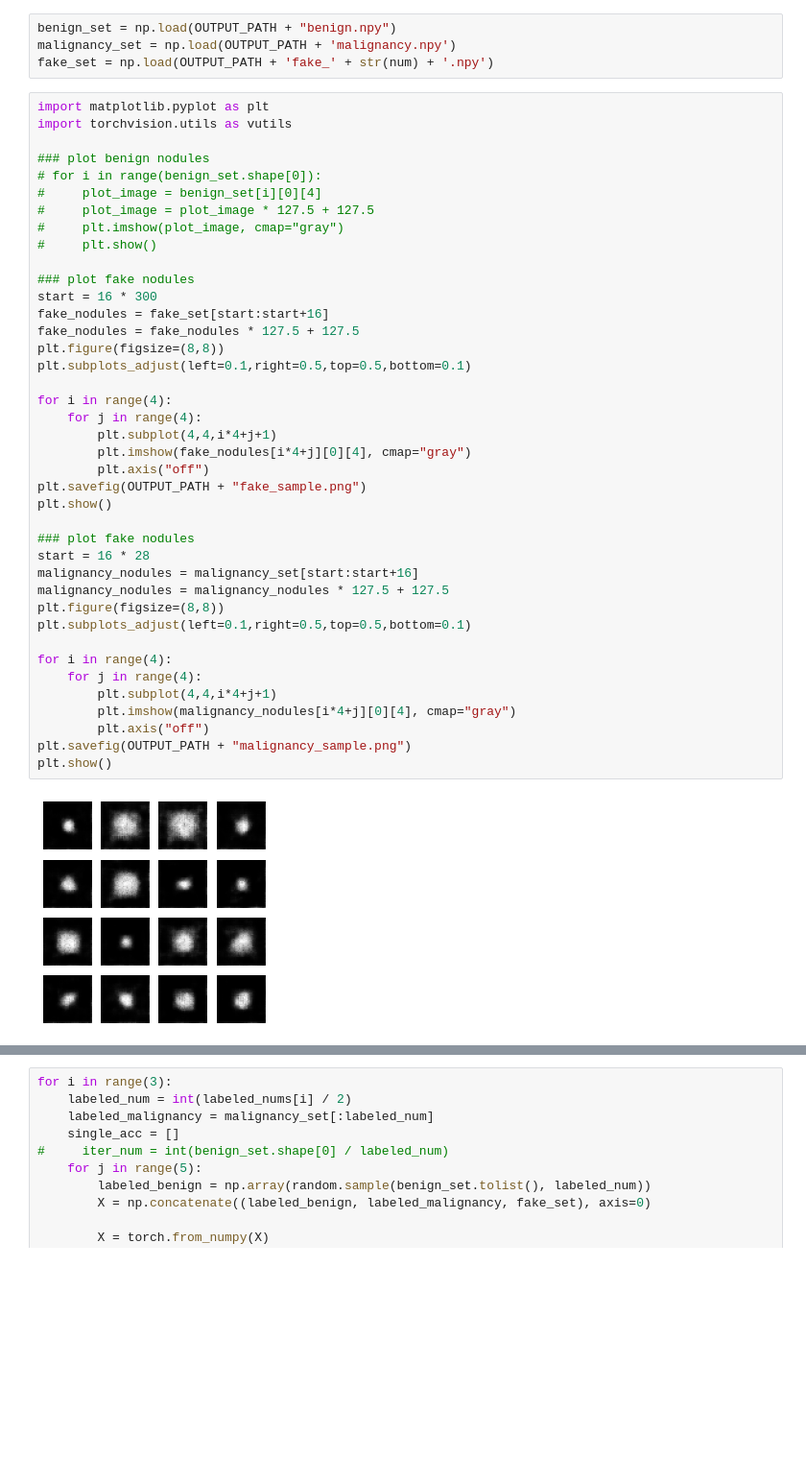
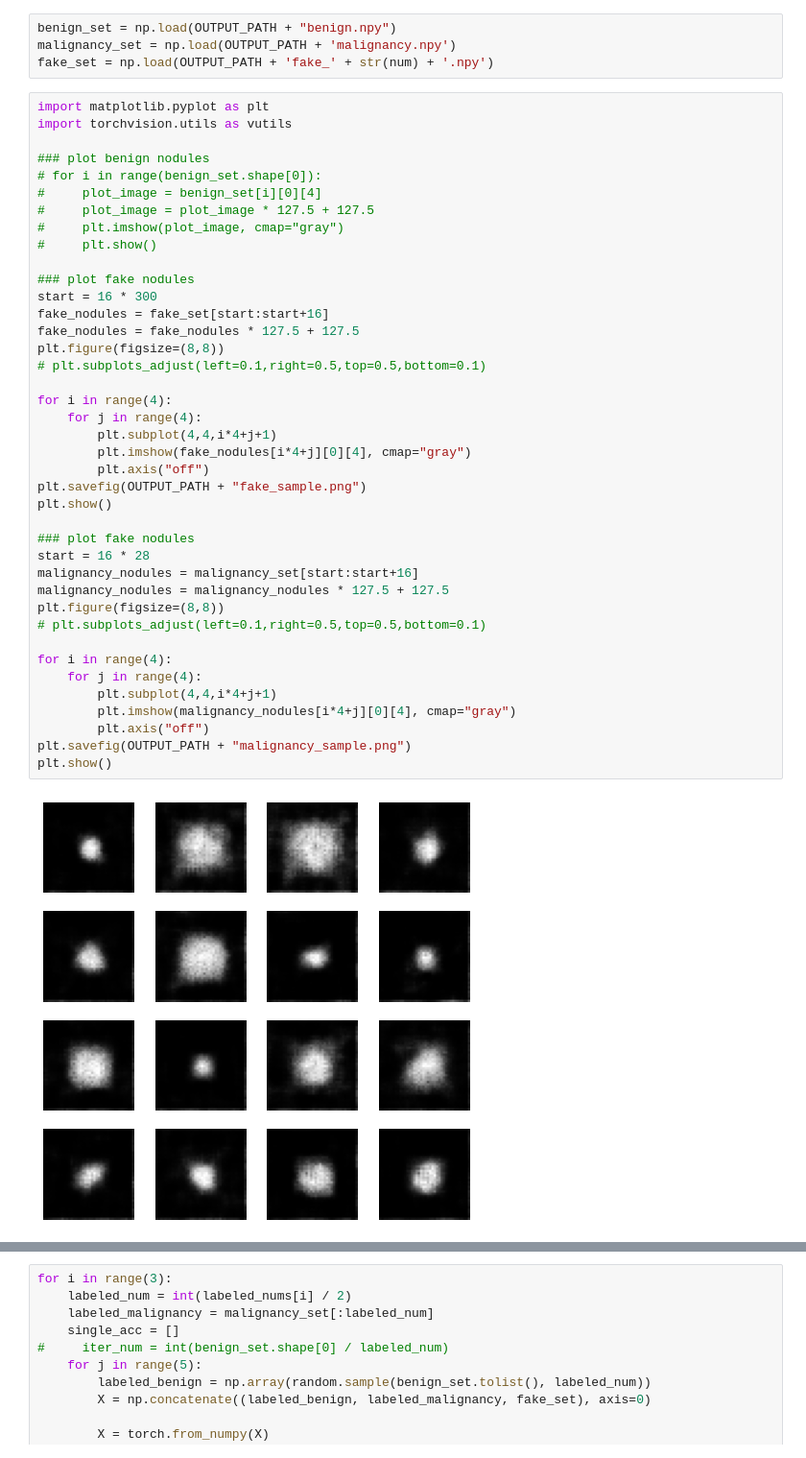
Before and after one commit to HarreyJia/CapsuleGAN, a Jupyter notebook: semi.ipynb, the cells around one changed output, grey strips where cells are left out. Shown at 96% size. Drawn from its saved outputs; the diff is of its cells as text; blank space fills up the shorter version.

Commit message:
fix: update the bug of image size

```diff
--- a/semi.ipynb
+++ b/semi.ipynb
@@ -26,33 +26,33 @@ import torchvision.utils as vutils
 #     plt.show()
 
 ### plot fake nodules
 start = 16 * 300
 fake_nodules = fake_set[start:start+16]
 fake_nodules = fake_nodules * 127.5 + 127.5
 plt.figure(figsize=(8,8))
-plt.subplots_adjust(left=0.1,right=0.5,top=0.5,bottom=0.1)
+# plt.subplots_adjust(left=0.1,right=0.5,top=0.5,bottom=0.1)
 
 for i in range(4):
     for j in range(4):
         plt.subplot(4,4,i*4+j+1)
         plt.imshow(fake_nodules[i*4+j][0][4], cmap="gray")
         plt.axis("off")
 plt.savefig(OUTPUT_PATH + "fake_sample.png")
 plt.show()
 
 ### plot fake nodules
 start = 16 * 28
 malignancy_nodules = malignancy_set[start:start+16]
 malignancy_nodules = malignancy_nodules * 127.5 + 127.5
 plt.figure(figsize=(8,8))
-plt.subplots_adjust(left=0.1,right=0.5,top=0.5,bottom=0.1)
+# plt.subplots_adjust(left=0.1,right=0.5,top=0.5,bottom=0.1)
 
 for i in range(4):
     for j in range(4):
         plt.subplot(4,4,i*4+j+1)
         plt.imshow(malignancy_nodules[i*4+j][0][4], cmap="gray")
         plt.axis("off")
 plt.savefig(OUTPUT_PATH + "malignancy_sample.png")
 plt.show()
 # %% [output]
-[figure, old version]
+[figure, new version]
```
Also changed, not shown: parts of 1 cell of this notebook, 2 other files.
